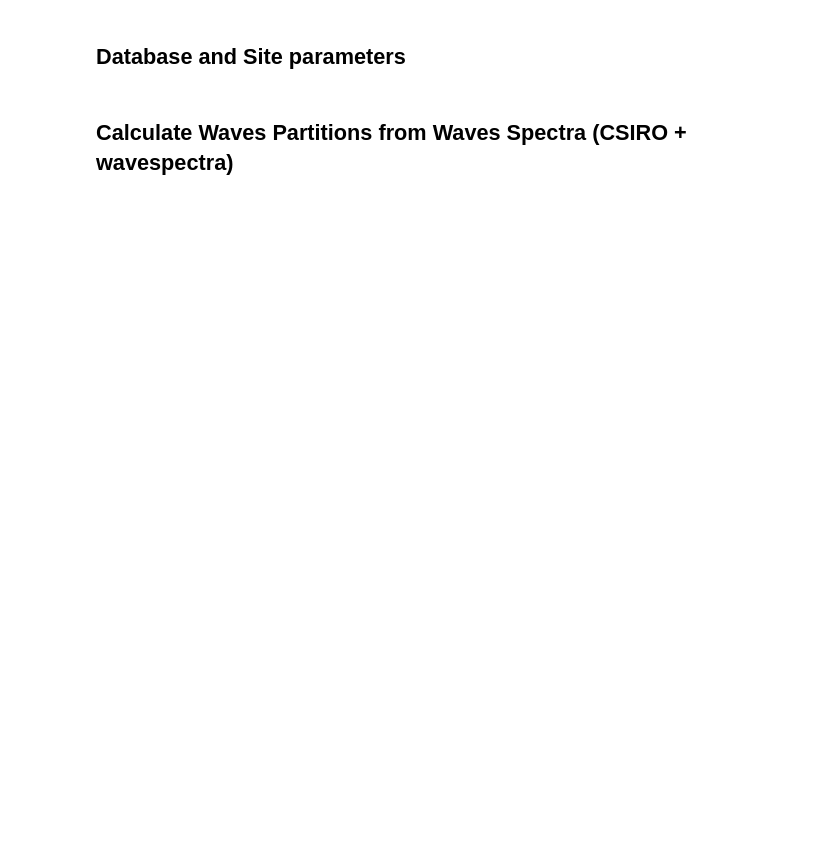
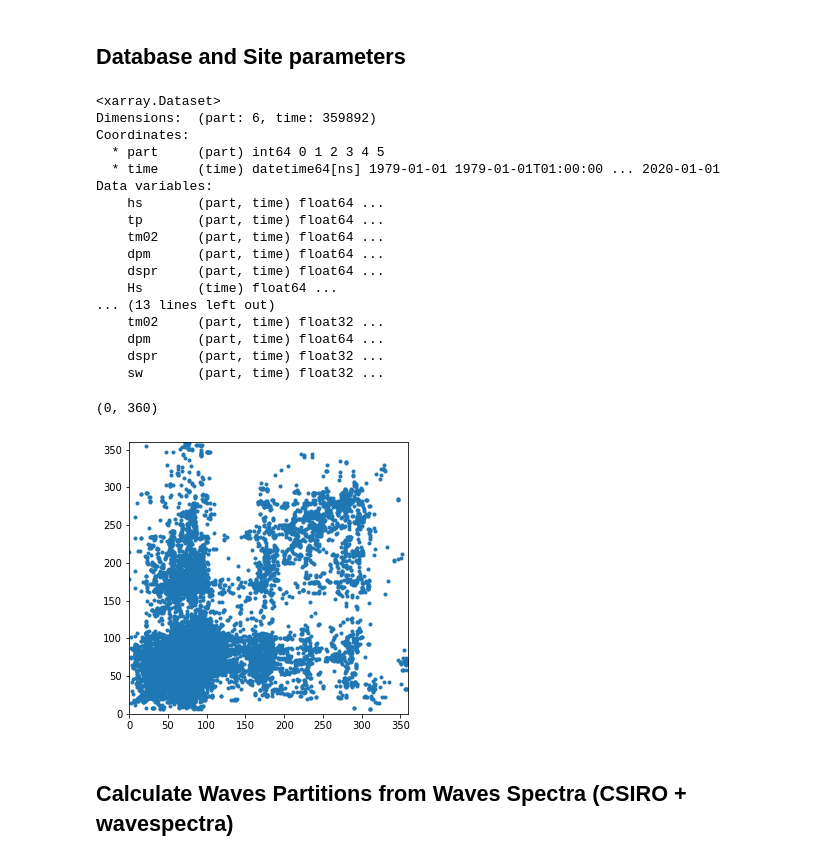
Before and after one commit to ripolln/teslakit, a Jupyter notebook: notebooks/KWAJALEIN/02_MetOcean_emulator/09_WAVES_CalculateFamilies_SelectTCs.ipynb, the cells around one changed output. Drawn from its saved outputs; the diff is of its cells as text; code cells hidden in the pictures; blank space fills up the shorter version.

```diff
--- a/notebooks/KWAJALEIN/02_MetOcean_emulator/09_WAVES_CalculateFamilies_SelectTCs.ipynb
+++ b/notebooks/KWAJALEIN/02_MetOcean_emulator/09_WAVES_CalculateFamilies_SelectTCs.ipynb
@@ -54,6 +54,41 @@ db = Database(p_data)
 
 # set site
 db.SetSite('KWAJALEIN_emulator')
+# %%
+WVS_pts = db.Load_WAVES_partitions()       # waves partitions data (from CSIRO spectra and wavespectra toolbox)
+WVS_pts_albaR = xr.open_dataset('/Users/albacid/Projects/SERDP/inputs_Kwajalein/waves_offshore_historical_swells_MDA/wave_partitions_noN.nc')
+
+WVS_pts_albaR['time'] = WVS_pts_albaR['time'].dt.round('H')
+
+print(WVS_pts)
+print()
+print(WVS_pts_albaR)
+
+import matplotlib.pyplot as plt
+plt.figure(figsize=(5,5))
+plt.plot(WVS_pts.dpm.isel(part=0, time = slice(0,365*24*10)), WVS_pts_albaR.dpm.isel(part=0, time = slice(0,365*24*10)), '.')
+plt.xlim(0,360)
+plt.ylim(0,360)
+# %% [output]
+<xarray.Dataset>
+Dimensions:  (part: 6, time: 359892)
+Coordinates:
+  * part     (part) int64 0 1 2 3 4 5
+  * time     (time) datetime64[ns] 1979-01-01 1979-01-01T01:00:00 ... 2020-01-01
+Data variables:
+    hs       (part, time) float64 ...
+    tp       (part, time) float64 ...
+    tm02     (part, time) float64 ...
+    dpm      (part, time) float64 ...
+    dspr     (part, time) float64 ...
+    Hs       (time) float64 ...
+... (13 lines left out)
+    tm02     (part, time) float32 ...
+    dpm      (part, time) float64 ...
+    dspr     (part, time) float32 ...
+    sw       (part, time) float32 ...
+(0, 360)
+[figure, added]
 # %%
 # --------------------------------------
 # set waves families parameters
```
Also changed, not shown: parts of 10 cells of this notebook, 2 other files.
